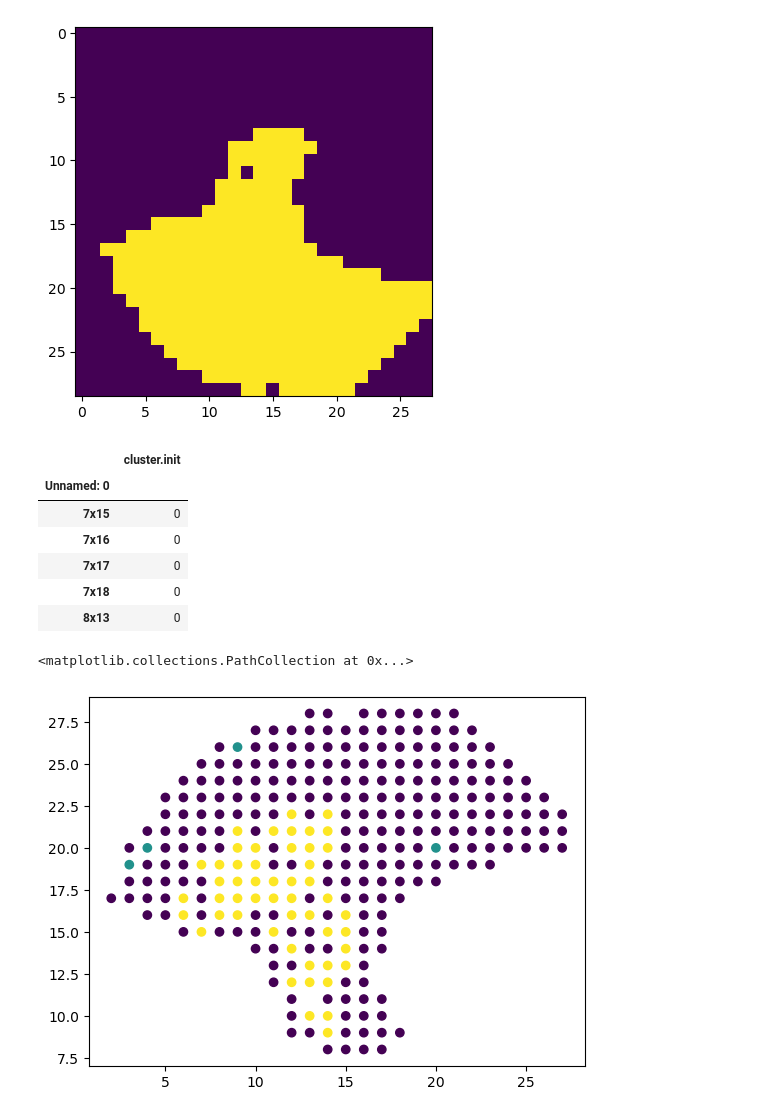
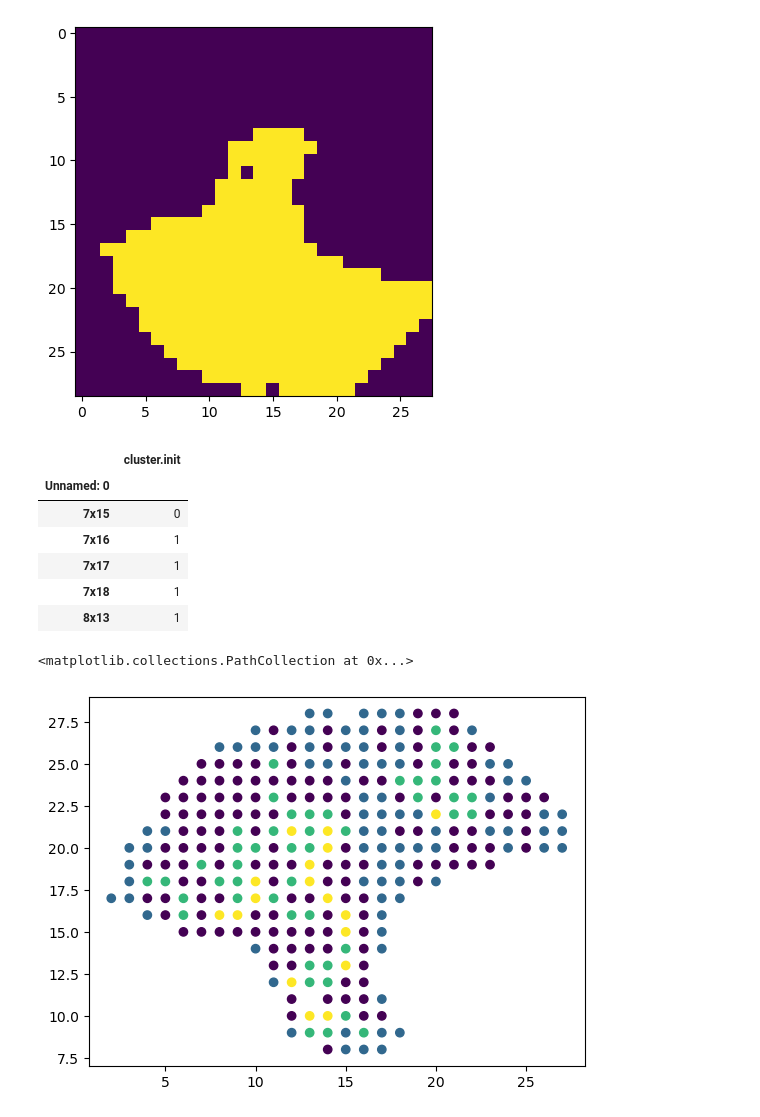
Before and after one commit to Noman1705088/ScribbleDom, a Jupyter notebook: Utils/melanoma_data_generation.ipynb, the cells around one changed output. Drawn from its saved outputs; the diff is of its cells as text; code cells hidden in the pictures.

```diff
--- a/Utils/melanoma_data_generation.ipynb
+++ b/Utils/melanoma_data_generation.ipynb
@@ -37,11 +40,17 @@ data = pd.read_csv(gene_expression_vs_coord_data_file, sep='\t')
 
 x_pixels = []
 y_pixels = []
+texts = []
 for spot in data.columns:
     if spot != 'gene':
         y_pixels.append(int(spot.split('x')[0])+1)
         x_pixels.append(int(spot.split('x')[1])-1)
+        texts.append(spot)
 plt.scatter(x_pixels, y_pixels)
+
+# for i in range(len(x_pixels)):
+#     plt.scatter(x_pixels[i], y_pixels[i],s=1)
+#     plt.text(x_pixels[i], y_pixels[i], texts[i], fontsize=4)
 # %% [output]
 <matplotlib.collections.PathCollection at 0x...>
 [figure]
@@ -65,7 +74,11 @@ df.to_csv('../Data/others/Melanoma/coordinate.csv')
 # create anndata object from pandas dataframe data
 adata = anndata.AnnData(X = data)
 adata.obsm['spatial'] = np.array([x_pixels, y_pixels]).T
+adata.obs['array_row'] = x_pixels
+adata.obs['array_col'] = y_pixels
 
+# save the anndata object
+adata.write('../Data/others/Melanoma/reading_h5/Melanoma_filtered_feature_bc_matrix.h5')
 bdata = adata.copy()
 # %%
 sc.pp.normalize_total(adata, inplace=True)
@@ -150,18 +163,19 @@ pixel_barcode = make_pixel_barcode(grid_idx,x_pixels,y_pixels)
 np.save(pixel_barcode_file_path, pixel_barcode)
 # %%
 new_scribble_spot = np.full_like(grid_idx, 255)
+new_backbone_spot = np.full_like(grid_idx, 255)
 
 df_mclust_scribble = pd.read_csv(mclust_scribbles_file_csv)
 df_mclust_scribble.set_index("Unnamed: 0",inplace=True)
 df_mclust_scribble.head()
 # %% [output]
 |  | cluster.init |
 | Unnamed: 0 |  |
 | 7x15 | 0 |
-| 7x16 | 0 |
-| 7x17 | 0 |
-| 7x18 | 0 |
-| 8x13 | 0 |
+| 7x16 | 1 |
+| 7x17 | 1 |
+| 7x18 | 1 |
+| 8x13 | 1 |
 # %%
 x_pixels = []
 y_pixels = []
@@ -175,7 +189,7 @@ for i in range(df_mclust_scribble.shape[0]):
 plt.scatter(x_pixels, y_pixels, c=labels)
 # %% [output]
 <matplotlib.collections.PathCollection at 0x...>
-[figure, old version]
+[figure, new version]
 # %%
 new_scribble_spot[y_pixels,x_pixels] = labels
 np.save(mclust_scribbles_file,new_scribble_spot)
```
Also changed, not shown: parts of 12 cells of this notebook, 21 other files.
